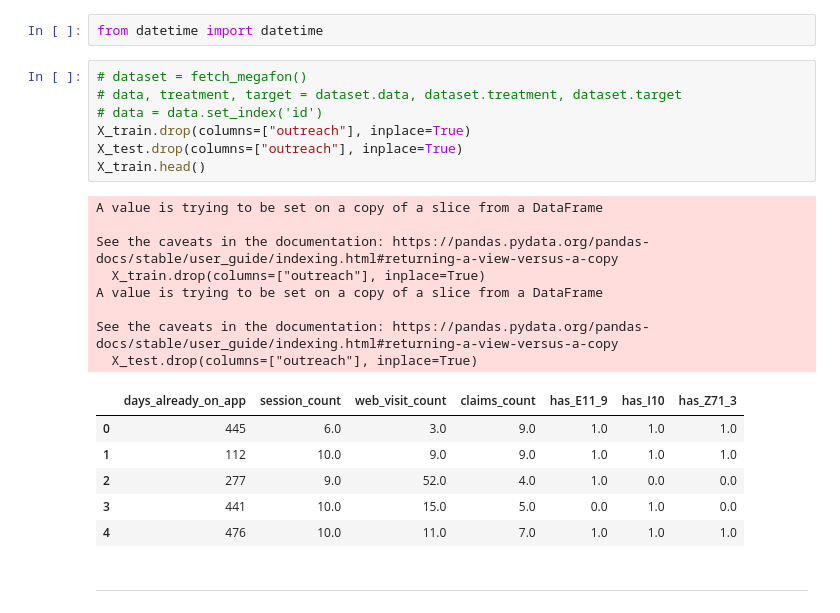
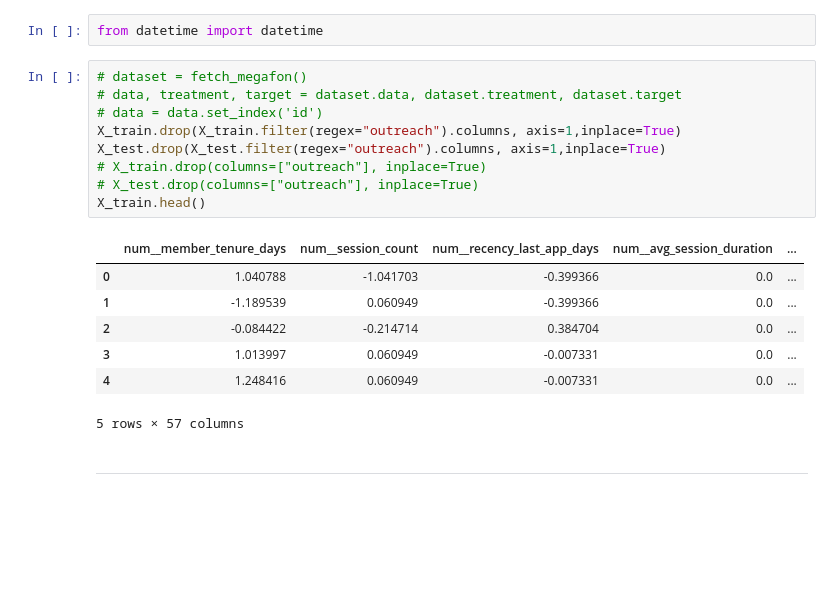
Before and after one commit to eladlaks/wellco_churn, a Jupyter notebook: notebooks/sk_lift.ipynb, the cells around one changed output. Saved outputs shown, nothing was run; the diff lists cells and outputs as text; blank space fills up the shorter version.

```diff
--- a/notebooks/sk_lift.ipynb
+++ b/notebooks/sk_lift.ipynb
@@ -82,25 +85,20 @@ from datetime import datetime
 # %%
 # dataset = fetch_megafon()
 # data, treatment, target = dataset.data, dataset.treatment, dataset.target
 # data = data.set_index('id')
-X_train.drop(columns=["outreach"], inplace=True)
-X_test.drop(columns=["outreach"], inplace=True)
+X_train.drop(X_train.filter(regex="outreach").columns, axis=1,inplace=True)
+X_test.drop(X_test.filter(regex="outreach").columns, axis=1,inplace=True)
+# X_train.drop(columns=["outreach"], inplace=True)
+# X_test.drop(columns=["outreach"], inplace=True)
 X_train.head()
 # %% [output]
+|  | num__member_tenure_days | num__session_count | num__recency_last_app_days | num__avg_session_duration | ... |
+| 0 | 1.040788 | -1.041703 | -0.399366 | 0.0 | ... |
+| 1 | -1.189539 | 0.060949 | -0.399366 | 0.0 | ... |
+| 2 | -0.084422 | -0.214714 | 0.384704 | 0.0 | ... |
+| 3 | 1.013997 | 0.060949 | -0.007331 | 0.0 | ... |
+| 4 | 1.248416 | 0.060949 | -0.007331 | 0.0 | ... |
-A value is trying to be set on a copy of a slice from a DataFrame
-
-See the caveats in the documentation: https://pandas.pydata.org/pandas-docs/stable/user_guide/indexing.html#returning-a-view-versus-a-copy
-  X_train.drop(columns=["outreach"], inplace=True)
-A value is trying to be set on a copy of a slice from a DataFrame
-
-See the caveats in the documentation: https://pandas.pydata.org/pandas-docs/stable/user_guide/indexing.html#returning-a-view-versus-a-copy
-  X_test.drop(columns=["outreach"], inplace=True)
+5 rows × 57 columns
-|  | days_already_on_app | session_count | web_visit_count | claims_count | has_E11_9 | has_I10 | has_Z71_3 |
-| 0 | 445 | 6.0 | 3.0 | 9.0 | 1.0 | 1.0 | 1.0 |
-| 1 | 112 | 10.0 | 9.0 | 9.0 | 1.0 | 1.0 | 1.0 |
-| 2 | 277 | 9.0 | 52.0 | 4.0 | 1.0 | 0.0 | 0.0 |
-| 3 | 441 | 10.0 | 15.0 | 5.0 | 0.0 | 1.0 | 0.0 |
-| 4 | 476 | 10.0 | 11.0 | 7.0 | 1.0 | 1.0 | 1.0 |
 # %% [markdown]
 ---
 # %% [markdown]
```
Also changed, not shown: parts of 15 cells of this notebook, 27 other files.
